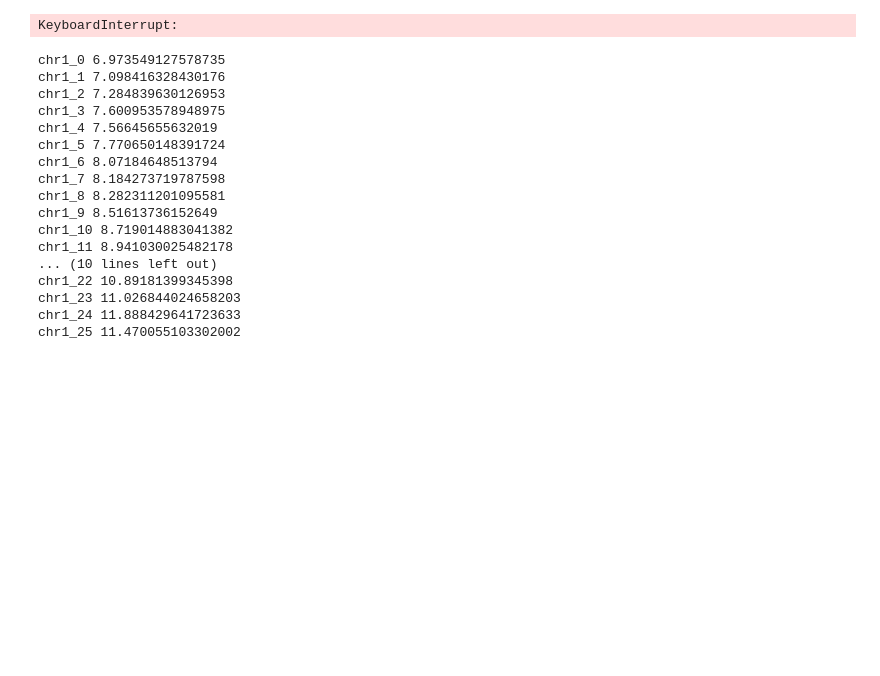
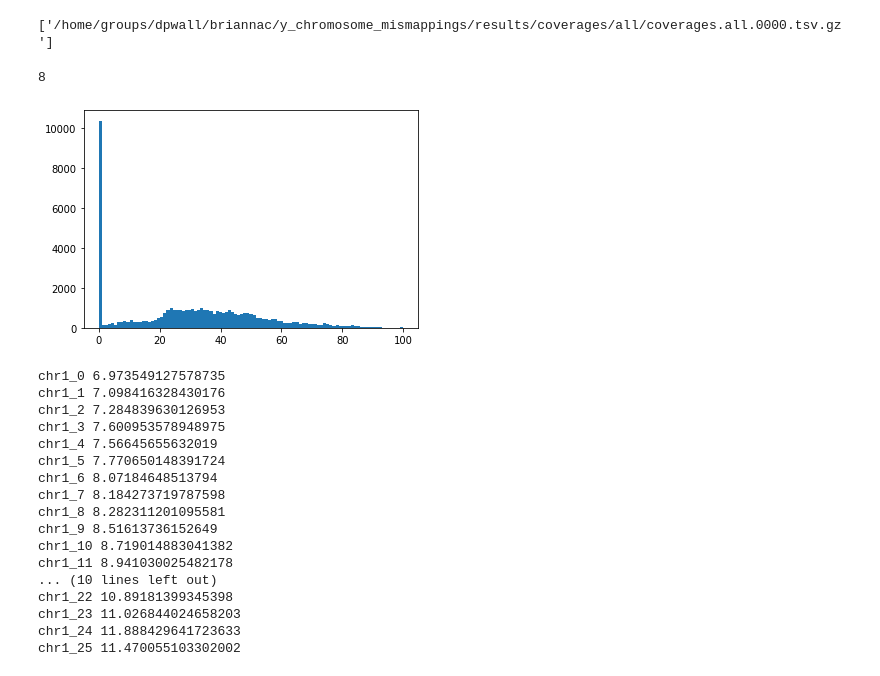
Before and after one commit to briannachrisman/y_chromosome_mismappings, a Jupyter notebook: src/covWAS/covWAS_scratch.ipynb, the cells around one changed output. Drawn from its saved outputs; the diff is of its cells as text; code cells hidden in the pictures; blank space fills up the shorter version.

```diff
--- a/src/covWAS/covWAS_scratch.ipynb
+++ b/src/covWAS/covWAS_scratch.ipynb
@@ -42,0 +18,7 @@ chunk
+# %%
+relevant_files = [(f,int(f.split('/')[-1].replace('.tsv.gz', '').replace('coverages.all.',''))) for f in glob(
+    '/home/groups/dpwall/briannac/y_chromosome_mismappings/results/coverages/all/coverages.all.*.tsv.gz')]
+relevant_files = [i[0] for i in sorted(relevant_files, key=lambda x: x[1])]
+print(relevant_files)
+# %% [output]
+['/home/groups/dpwall/briannac/y_chromosome_mismappings/results/coverages/all/coverages.all.0000.tsv.gz']
@@ -43,14 +45,16 @@ chunk
+# %%
+len(p[~np.isnan(p)])
+# %% [output]
+8
+# %%
+df = pd.read_table('/home/groups/dpwall/briannac/y_chromosome_mismappings/results/coverages/all/coverages.all.0000.tsv.gz', nrows=50000)
+# %%
+plt.hist(df['MH0128718'].values, bins=np.linspace(0,100,100))
+plt.show()
+# %% [output]
+[figure, added]
 # %%
 chrom_starts_stops = pd.read_table('/home/groups/dpwall/briannac/y_chromosome_mismappings/intermediate_files/coverages/chrom_start_stops_intervals.tsv')
-# %%
-#for idx, start, stop  in zip(chrom_starts_stops['0'].values, chrom_starts_stops['1'].values, chrom_starts_stops['2'].values):
-t = time()
-fileStr = open('/home/groups/dpwall/briannac/y_chromosome_mismappings/intermediate_files/coverages/02C10946.unmapped.txt').read()
-#test = np.loadtxt('/home/groups/dpwall/briannac/y_chromosome_mismappings/intermediate_files/coverages/02C10946.unmapped.txt', skiprows=1, max_rows=1000000)
-#    np.savetxt('/home/groups/dpwall/briannac/y_chromosome_mismappings/intermediate_files/coverages/02C10946_%s.unmapped.txt' % idx, test)
-print(idx, time()-t)
-# %% [output]
-KeyboardInterrupt:
 # %%
 for idx, start, stop  in zip(chrom_starts_stops['0'].values, chrom_starts_stops['1'].values, chrom_starts_stops['2'].values):
     t = time()
```
Also changed, not shown: parts of 9 cells of this notebook, 12 other files.
